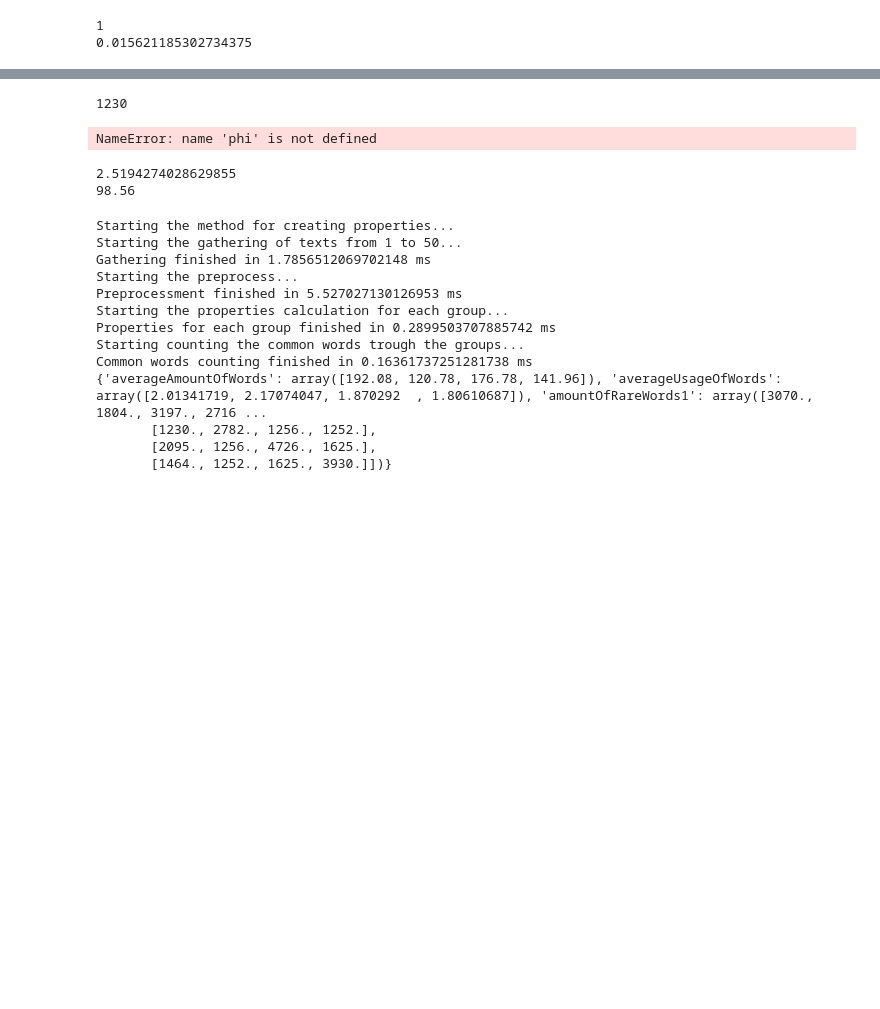
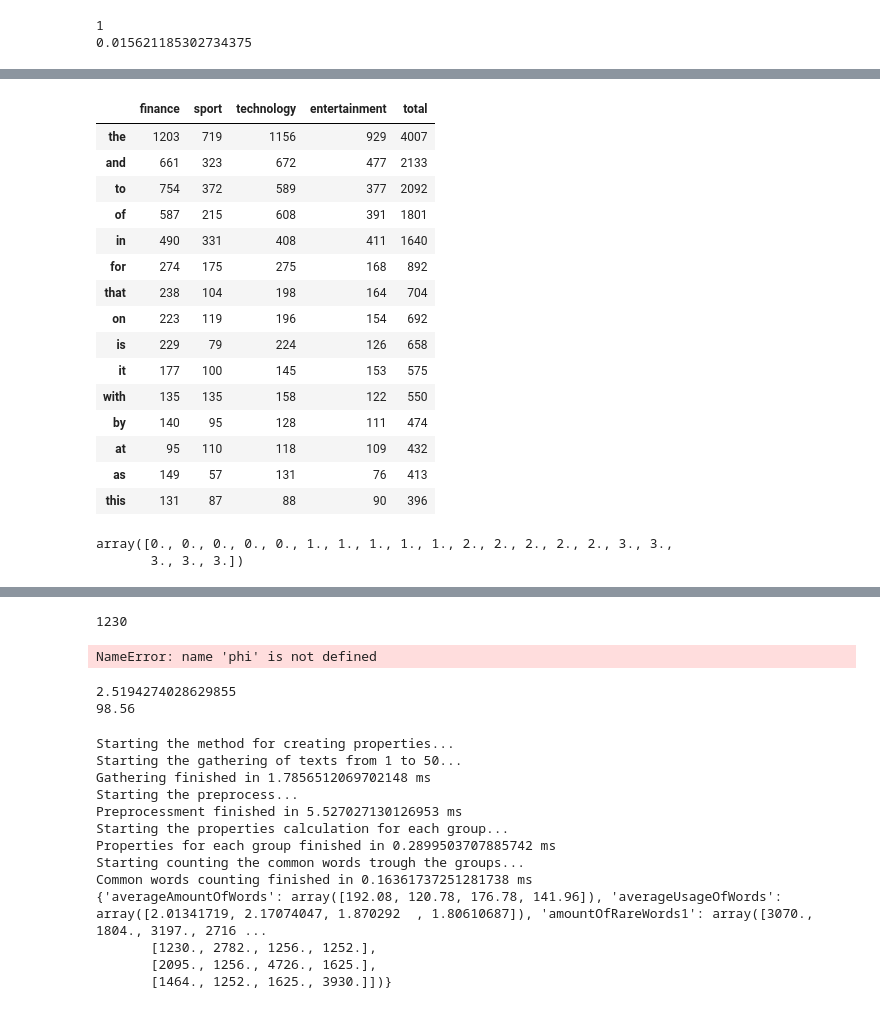
Before and after one commit to pkulcsarnr/BP-NB, a Jupyter notebook: Naive Bayes Multiclass Classification by PKS.ipynb, the cells around one changed output, grey strips where cells are left out. Saved outputs shown, nothing was run; the diff lists cells and outputs as text; code cells hidden in the pictures; blank space fills up the shorter version.

```diff
--- a/Naive Bayes Multiclass Classification by PKS.ipynb
+++ b/Naive Bayes Multiclass Classification by PKS.ipynb
@@ -251,0 +240,17 @@ array([[0., 0., 1., 1., 0., 0., 1., 0., 0., 0., 0., 1., 0., 0., 1., 1.,
+# %%
+
+
+def generateTarget(amount):
+    target = np.zeros(4*amount)
+    for ind in range(amount, 2*amount):
+        target[ind] = 1
+    for ind in range(2*amount, 3*amount):
+        target[ind] = 2
+    for ind in range(3*amount, 4*amount):
+        target[ind] = 3
+    return(target)
+
+
+#preprocessedTexts = preprocessTexts(rawTexts["texts"],rawTexts["types"],regs)
+
+#preprocessedTexts["words"][np.where(np.sum(preprocessedTexts["articleWords"][:,1:], axis=0) == max(np.sum(preprocessedTexts["articleWords"][:,1:], axis=0)))[0][0]]
@@ -251,0 +269,55 @@ array([[0., 0., 1., 1., 0., 0., 1., 0., 0., 0., 0., 1., 0., 0., 1., 1.,
+# %%
+from sklearn.feature_extraction.text import CountVectorizer
+import pandas as pd
+
+regs = compileRegexes()
+rawTexts =  gatherTexts(1,50,np.array([0,1,2,3]))
+
+target = generateTarget(50)
+
+cvec = CountVectorizer()
+cvec.fit(rawTexts["texts"])
+
+len(cvec.get_feature_names())
+
+document_matrix = cvec.transform(np.array(rawTexts["texts"]))
+
+fin_doc_matrix = cvec.transform(np.array(rawTexts["texts"])[target == 0])
+spo_doc_matrix = cvec.transform(np.array(rawTexts["texts"])[target == 1])
+tech_doc_matrix = cvec.transform(np.array(rawTexts["texts"])[target == 2])
+ent_doc_matrix = cvec.transform(np.array(rawTexts["texts"])[target == 3])
+fin_tf = np.sum(fin_doc_matrix,axis=0)
+spo_tf = np.sum(spo_doc_matrix,axis=0)
+tech_tf = np.sum(tech_doc_matrix,axis=0)
+ent_tf = np.sum(ent_doc_matrix,axis=0)
+fin = np.squeeze(np.asarray(fin_tf))
+spo = np.squeeze(np.asarray(spo_tf))
+tech = np.squeeze(np.asarray(tech_tf))
+ent = np.squeeze(np.asarray(ent_tf))
+term_freq_df = pd.DataFrame([fin,spo,tech,ent],columns=cvec.get_feature_names()).transpose()
+
+term_freq_df.columns = ['finance', 'sport', 'technology', 'entertainment']
+term_freq_df['total'] = term_freq_df['finance'] + term_freq_df['sport'] + term_freq_df['technology'] + term_freq_df['entertainment']
+term_freq_df.sort_values(by='total', ascending=False).iloc[:15]
+# %% [output]
+|  | finance | sport | technology | entertainment | total |
+| the | 1203 | 719 | 1156 | 929 | 4007 |
+| and | 661 | 323 | 672 | 477 | 2133 |
+| to | 754 | 372 | 589 | 377 | 2092 |
+| of | 587 | 215 | 608 | 391 | 1801 |
+| in | 490 | 331 | 408 | 411 | 1640 |
+| for | 274 | 175 | 275 | 168 | 892 |
+| that | 238 | 104 | 198 | 164 | 704 |
+| on | 223 | 119 | 196 | 154 | 692 |
+| is | 229 | 79 | 224 | 126 | 658 |
+| it | 177 | 100 | 145 | 153 | 575 |
+| with | 135 | 135 | 158 | 122 | 550 |
+| by | 140 | 95 | 128 | 111 | 474 |
+| at | 95 | 110 | 118 | 109 | 432 |
+| as | 149 | 57 | 131 | 76 | 413 |
+| this | 131 | 87 | 88 | 90 | 396 |
+# %%
+generateTarget(5)
+# %% [output]
+array([0., 0., 0., 0., 0., 1., 1., 1., 1., 1., 2., 2., 2., 2., 2., 3., 3.,
+       3., 3., 3.])
```
Also changed, not shown: parts of 14 cells of this notebook, 2 other files.
